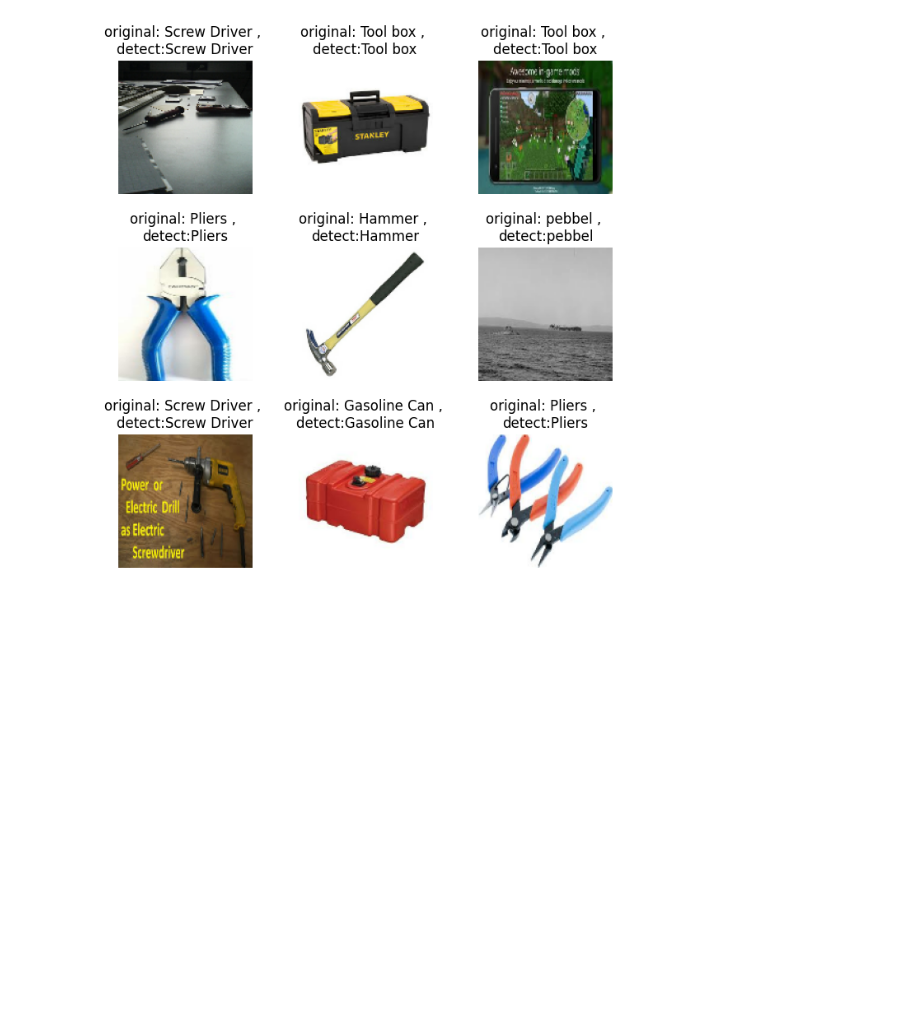
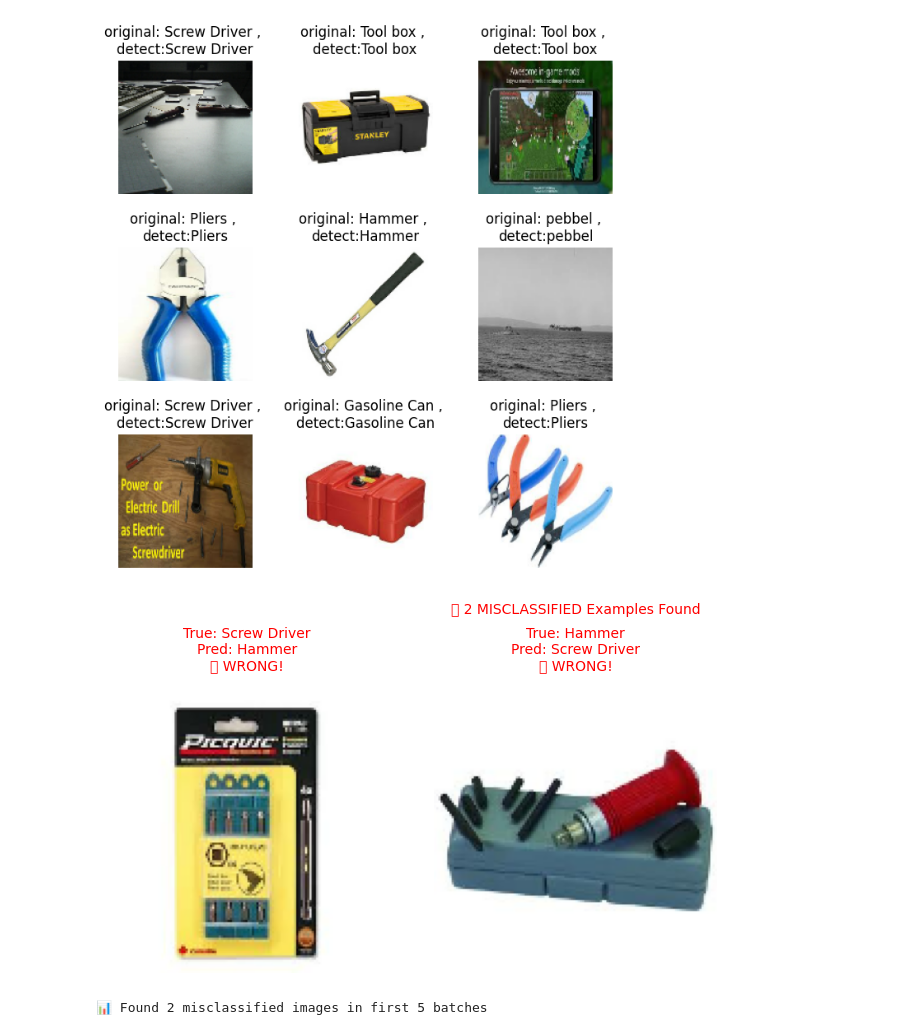
Before and after one commit to niaz1971/MECHANICAL_TOOL_CLASSIFICATION, a Jupyter notebook: MECHANICAL_TOOL_CLASSIFICATION.ipynb, the cells around one changed output. Saved outputs shown, nothing was run; the diff lists cells and outputs as text; code cells hidden in the pictures; blank space fills up the shorter version.

```diff
--- a/MECHANICAL_TOOL_CLASSIFICATION.ipynb
+++ b/MECHANICAL_TOOL_CLASSIFICATION.ipynb
@@ -222,6 +225,63 @@ plt.subplots_adjust(hspace=0.4)  # Adds space between rows
 plt.show()
 # %% [output]
 [figure]
+# %%
+import matplotlib.pyplot as plt
+import tensorflow as tf
+import numpy as np
+
+# Plot ONLY MISCLASSIFIED images (3x3 grid)
+plt.figure(figsize=(10,10))
+
+misclassified_count = 0
+for images, labels in train_ds.take(6):  # Check more batches
+    for i in range(len(images)):
+        if misclassified_count >= 9:  # Max 9 images
+            break
+
+        # Get true and predicted labels
+        true_label = class_names[labels[i].numpy()]
+        pred_probs = model(images[i:i+1], training=False)
+        pred_label = class_names[tf.argmax(pred_probs[0]).numpy()]
+
+        # ONLY plot if WRONG
+        if true_label != pred_label and misclassified_count < 9:
+            ax = plt.subplot(3, 3, misclassified_count + 1)
+
+            # Fix image display
+            img_array = images[i].numpy()
+            if img_array.max() <= 1.0:
+                img_display = (img_array * 255).astype("uint8")
+            else:
+                img_display = img_array.astype("uint8")
+
+            plt.imshow(img_display)
+            plt.title(f"True: {true_label}\nPred: {pred_label}\n❌ WRONG!",
+                     color='red', fontsize=10, pad=15)
+            plt.axis("off")
+            misclassified_count += 1
+
+    if misclassified_count >= 9:
+        break
+
+# Handle case with no misclassifications
+if misclassified_count == 0:
+    plt.text(0.5, 0.5, "🎉 PERFECT!\nNo misclassifications found!",
+             ha='center', va='center', fontsize=10, color='green')
+    plt.axis('off')
+    plt.suptitle("Model Classification Results", fontsize=10, color='green')
+else:
+    plt.suptitle(f"❌ {misclassified_count} MISCLASSIFIED Examples Found",
+                fontsize=10, color='red')
+
+plt.subplots_adjust(hspace=0.45, wspace=0.1)
+plt.tight_layout()
+plt.show()
+
+print(f"📊 Found {misclassified_count} misclassified images in first 5 batches")
+# %% [output]
+[figure, added]
+📊 Found 2 misclassified images in first 5 batches
 # %%
 import numpy as np
 from sklearn.metrics import confusion_matrix, ConfusionMatrixDisplay
```
Also changed, not shown: parts of 10 cells of this notebook.
